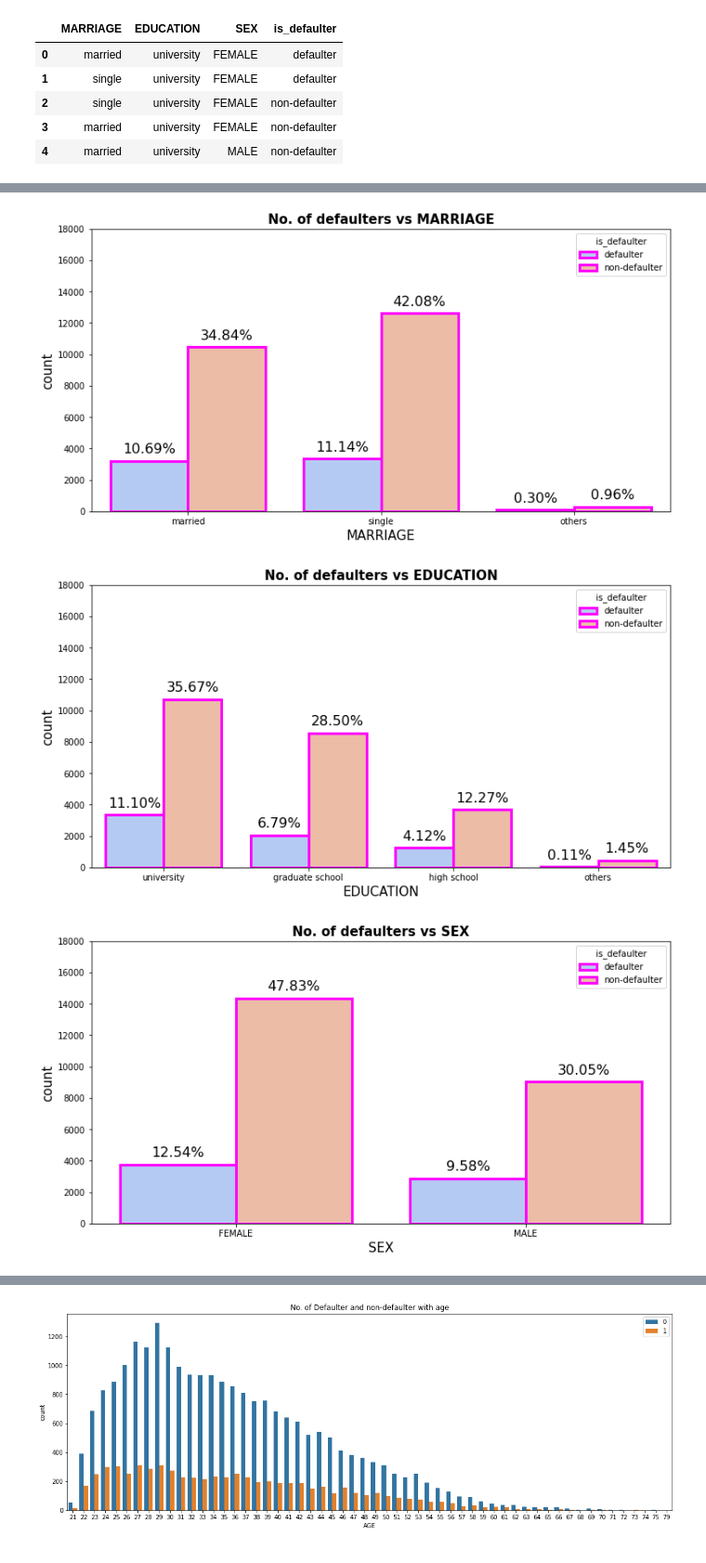
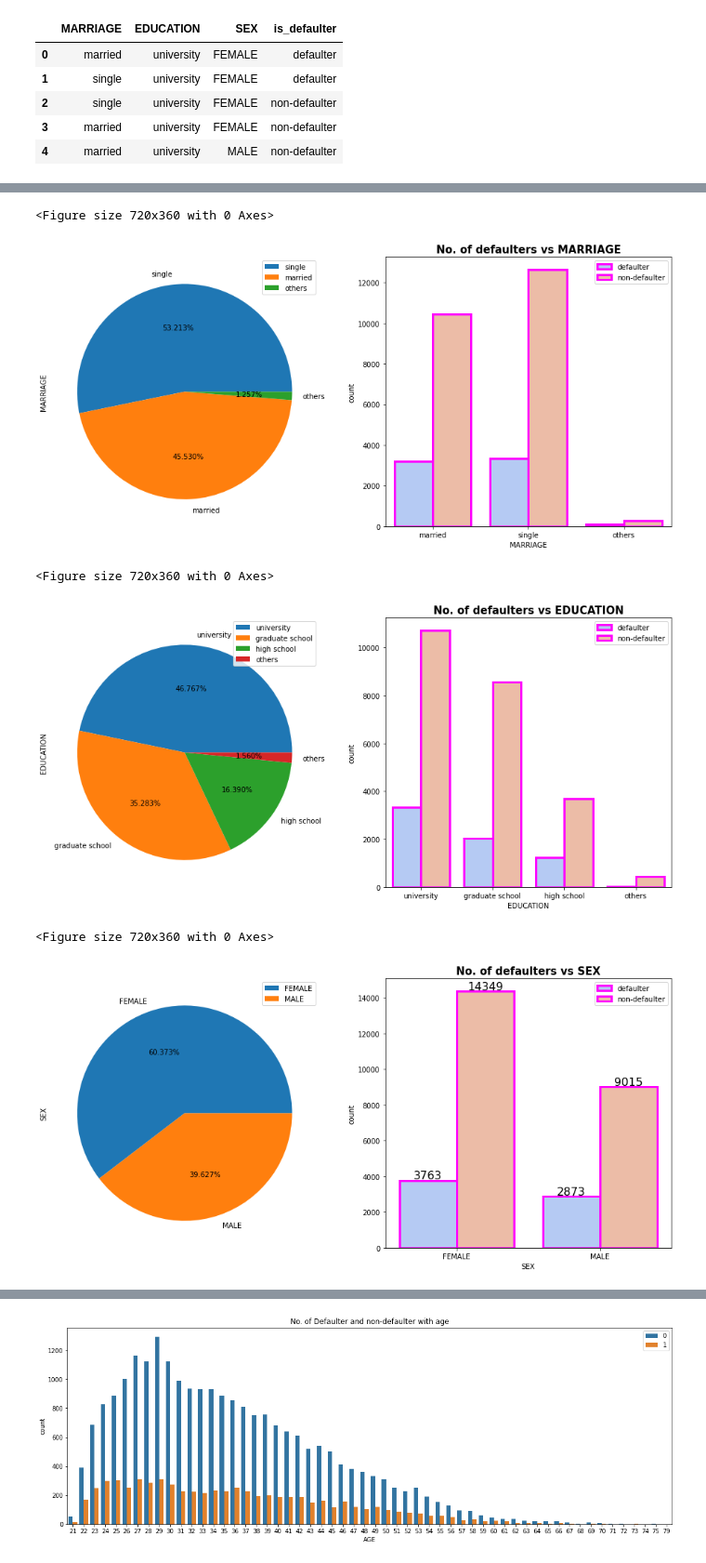
Before and after one commit to gopaljigupta45/CREDIT_CARD_DEFAULT_PREDICTION, a Jupyter notebook: Credit_Card_Default_Prediction_GOPAL_JI_GUPTA_Capstone_Project.ipynb, the cells around one changed output, grey strips where cells are left out. Shown at 93% size. Drawn from its saved outputs; the diff is of its cells as text; code cells hidden in the pictures.

```diff
--- a/Credit_Card_Default_Prediction_GOPAL_JI_GUPTA_Capstone_Project.ipynb
+++ b/Credit_Card_Default_Prediction_GOPAL_JI_GUPTA_Capstone_Project.ipynb
@@ -286,9 +286,3 @@ cat_var_df.head()
 | 2 | single | university | FEMALE | non-defaulter |
 | 3 | married | university | FEMALE | non-defaulter |
 | 4 | married | university | MALE | non-defaulter |
-# %%
-# Plotting the value counts of these categorical variables.
-for col in cat_var_df.columns[:-1]:
-  plt.figure(figsize=(7,7))
-  cat_var_df[col].value_counts().plot(kind='pie',autopct='%1.3f%%', legend=True)
-  plt.xlabel(col, fontsize=15)
@@ -299,17 +289,28 @@ for col in cat_var_df.columns[:-1]:
 # %%
-# Now plotting these variables against our target variable.
+# Now Plotting the value counts of these categorical variables.
+# Also visualizing the relationship of these variables with our dependent variable using subplots on the above categorical dataframe.
+for col in cat_var_df.columns[:-1]:
+  plt.figure(figsize=(10,5))
+  fig, axes = plt.subplots(ncols=2,figsize=(16,7))
 
-for col in cat_var_df.columns[:-1]:
-  plt.figure(figsize=(12,6))
+  # Plotting the value counts of categorical variables using pie chart.
+  cat_var_df[col].value_counts().plot(kind="pie",autopct='%1.3f%%',ax = axes[0],subplots=True, legend=True)
+
+  # Plotting the relationship between above categorical features and our dependent variables using count plot.
   ax = sns.countplot(x=col, data=cat_var_df,  palette = 'coolwarm', hue="is_defaulter" ,edgecolor = 'magenta',lw =3)
-  plt.xlabel(col, fontsize= 15)
-  plt.ylabel("count", fontsize= 15)
-  plt.ylim(0,18000)
+
+  # Setting the legend at the best location and setting the title.
+  plt.legend(loc='best')
   plt.title(f'No. of defaulters vs {col}',weight ='bold', fontsize= 15)
-  for p in ax.patches:
-      height = p.get_height()
-      ax.text(p.get_x()+p.get_width()/2, height+500, '{:1.2f}''%'.format(height/df.shape[0]*100),ha = "center", fontsize= 16)
+
+# Annotating the counts in countplot charts.
+for p in ax.patches:
+    height = p.get_height()
+    ax.text(p.get_x()+p.get_width()/2, height+100, '{:1.0f}'.format(height),ha = "center", fontsize= 16)
 # %% [output]
+<Figure size 720x360 with 0 Axes>
-[figure, old version]
+[figure, new version]
+<Figure size 720x360 with 0 Axes>
-[figure, old version]
+[figure, new version]
+<Figure size 720x360 with 0 Axes>
-[figure, old version]
+[figure, new version]
```
Also changed, not shown: parts of 2 cells of this notebook.
